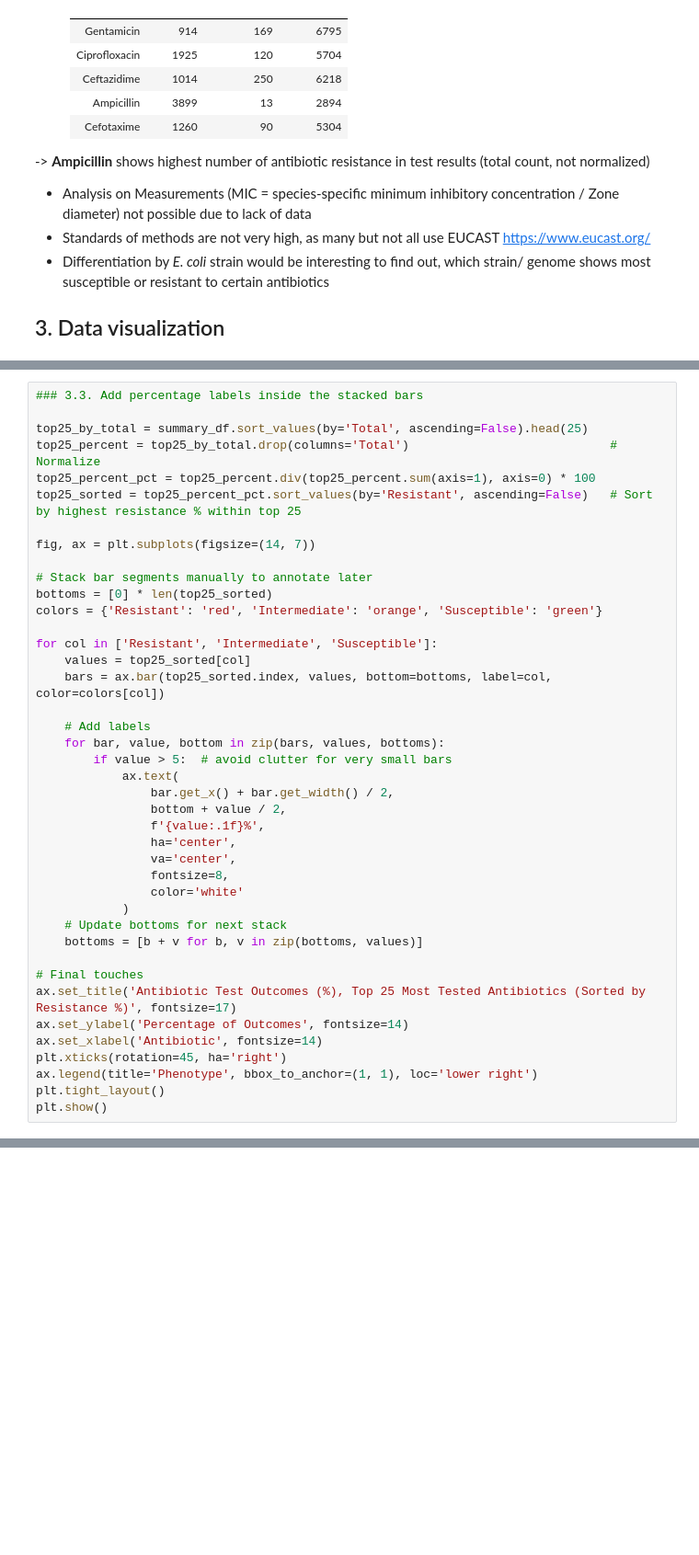
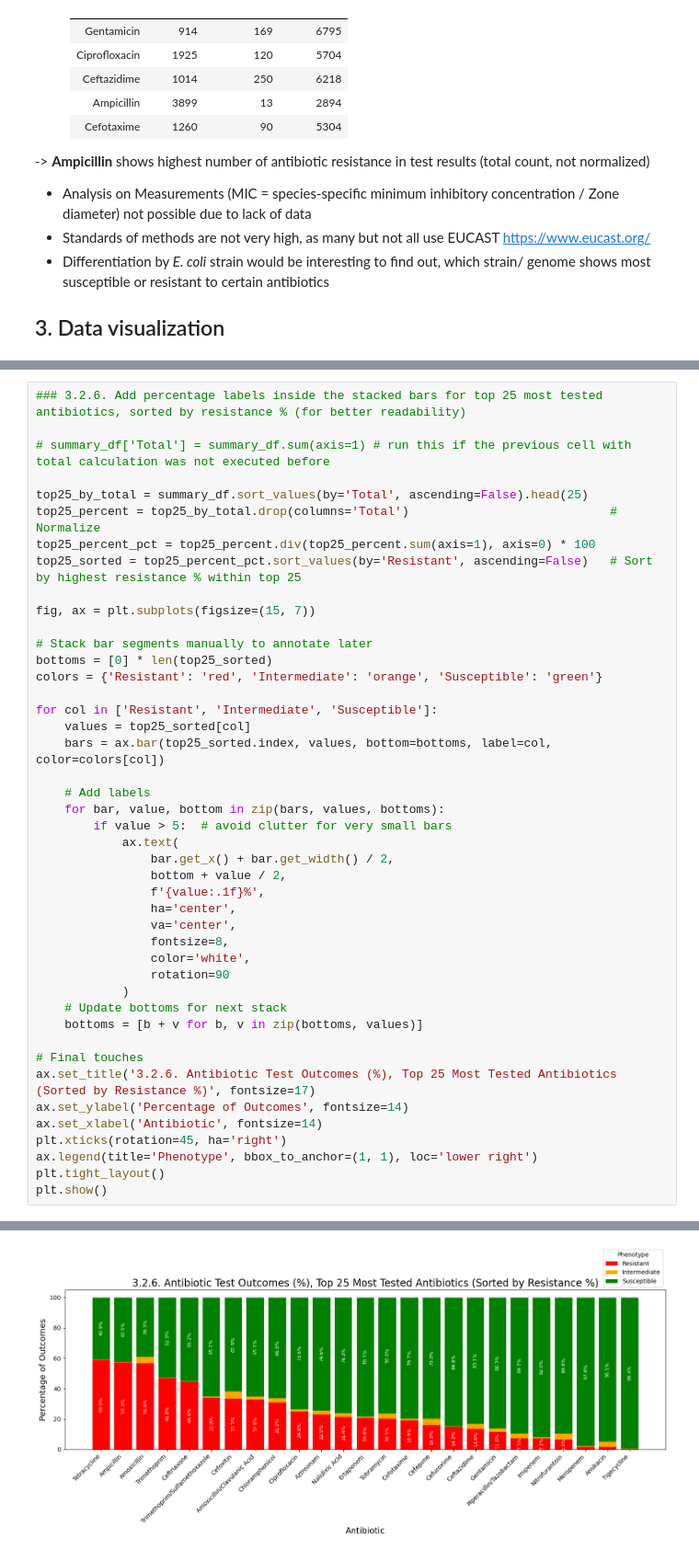
Before and after one commit to maschamiriam/Antibiotic-resistance_EDA, a Jupyter notebook: E-coli_resistance_data_analysis.ipynb, the cells around one changed output, grey strips where cells are left out. Shown at 92% size. Cells and saved outputs as stored; diff of their text form; blank space fills up the shorter version.

Commit message:
Update E-coli_resistance_data_analysis.ipynb
Improve/fix plot visualization for 3.2 and add 3.3 Plot of Antibiotics with overall highest Resistance Rates.

```diff
--- a/E-coli_resistance_data_analysis.ipynb
+++ b/E-coli_resistance_data_analysis.ipynb
@@ -224,14 +224,16 @@ plt.show()
 # %% [output]
 [figure]
 # %%
-### 3.3. Add percentage labels inside the stacked bars
+### 3.2.6. Add percentage labels inside the stacked bars for top 25 most tested antibiotics, sorted by resistance % (for better readability)
+
+# summary_df['Total'] = summary_df.sum(axis=1) # run this if the previous cell with total calculation was not executed before
 
 top25_by_total = summary_df.sort_values(by='Total', ascending=False).head(25)
 top25_percent = top25_by_total.drop(columns='Total')                            # Normalize
 top25_percent_pct = top25_percent.div(top25_percent.sum(axis=1), axis=0) * 100
 top25_sorted = top25_percent_pct.sort_values(by='Resistant', ascending=False)   # Sort by highest resistance % within top 25
 
-fig, ax = plt.subplots(figsize=(14, 7))
+fig, ax = plt.subplots(figsize=(15, 7))
 
 # Stack bar segments manually to annotate later
 bottoms = [0] * len(top25_sorted)
@@ -251,13 +253,14 @@ for col in ['Resistant', 'Intermediate', 'Susceptible']:
                 ha='center',
                 va='center',
                 fontsize=8,
-                color='white'
+                color='white',
+                rotation=90
             )
     # Update bottoms for next stack
     bottoms = [b + v for b, v in zip(bottoms, values)]
 
 # Final touches
-ax.set_title('Antibiotic Test Outcomes (%), Top 25 Most Tested Antibiotics (Sorted by Resistance %)', fontsize=17)
+ax.set_title('3.2.6. Antibiotic Test Outcomes (%), Top 25 Most Tested Antibiotics (Sorted by Resistance %)', fontsize=17)
 ax.set_ylabel('Percentage of Outcomes', fontsize=14)
 ax.set_xlabel('Antibiotic', fontsize=14)
 plt.xticks(rotation=45, ha='right')
@@ -268,0 +271 @@ KeyError: 'Total'
+[figure, added]
```
Also changed, not shown: parts of 8 cells of this notebook.
